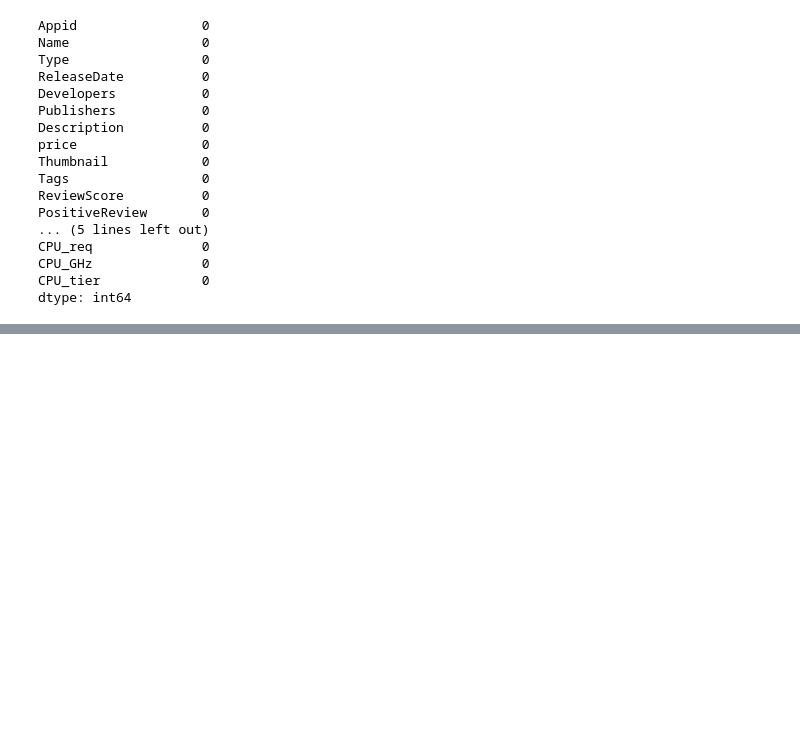
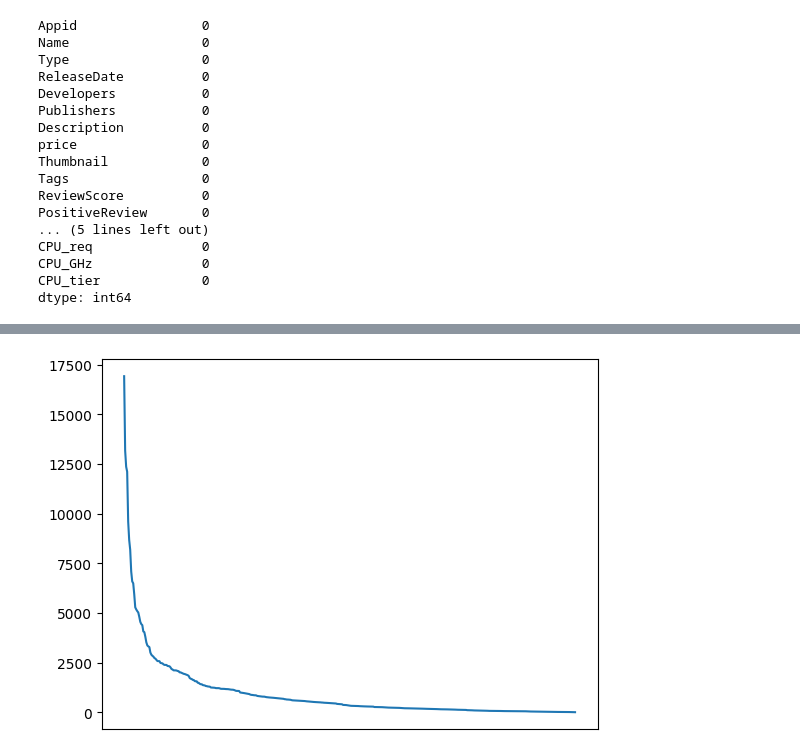
Before and after one commit to UIT-Entropy/DS108, a Jupyter notebook: Preprocessing/PreprocessingNormalize.ipynb, the cells around one changed output, grey strips where cells are left out. Drawn from its saved outputs; the diff is of its cells as text; code cells hidden in the pictures; blank space fills up the shorter version.

```diff
--- a/Preprocessing/PreprocessingNormalize.ipynb
+++ b/Preprocessing/PreprocessingNormalize.ipynb
@@ -382,0 +399,3 @@ df.drop(columns=['CpuRequirement'], inplace=True)
+# %%
+df['Tag_list'] = df['Tags'].apply(lambda x: x.split(',') if pd.notna(x) else [])
+df['Tag_list']
@@ -382,0 +415,3 @@ df.drop(columns=['CpuRequirement'], inplace=True)
+# %%
+value_counts = df['Tag_list'].explode().value_counts()
+display(value_counts.head(20))
@@ -382,0 +436,6 @@ df.drop(columns=['CpuRequirement'], inplace=True)
+# %%
+plt.plot(value_counts)
+plt.xticks([])
+plt.show()
+# %% [output]
+[figure, added]
```
Also changed, not shown: parts of 7 cells of this notebook.
